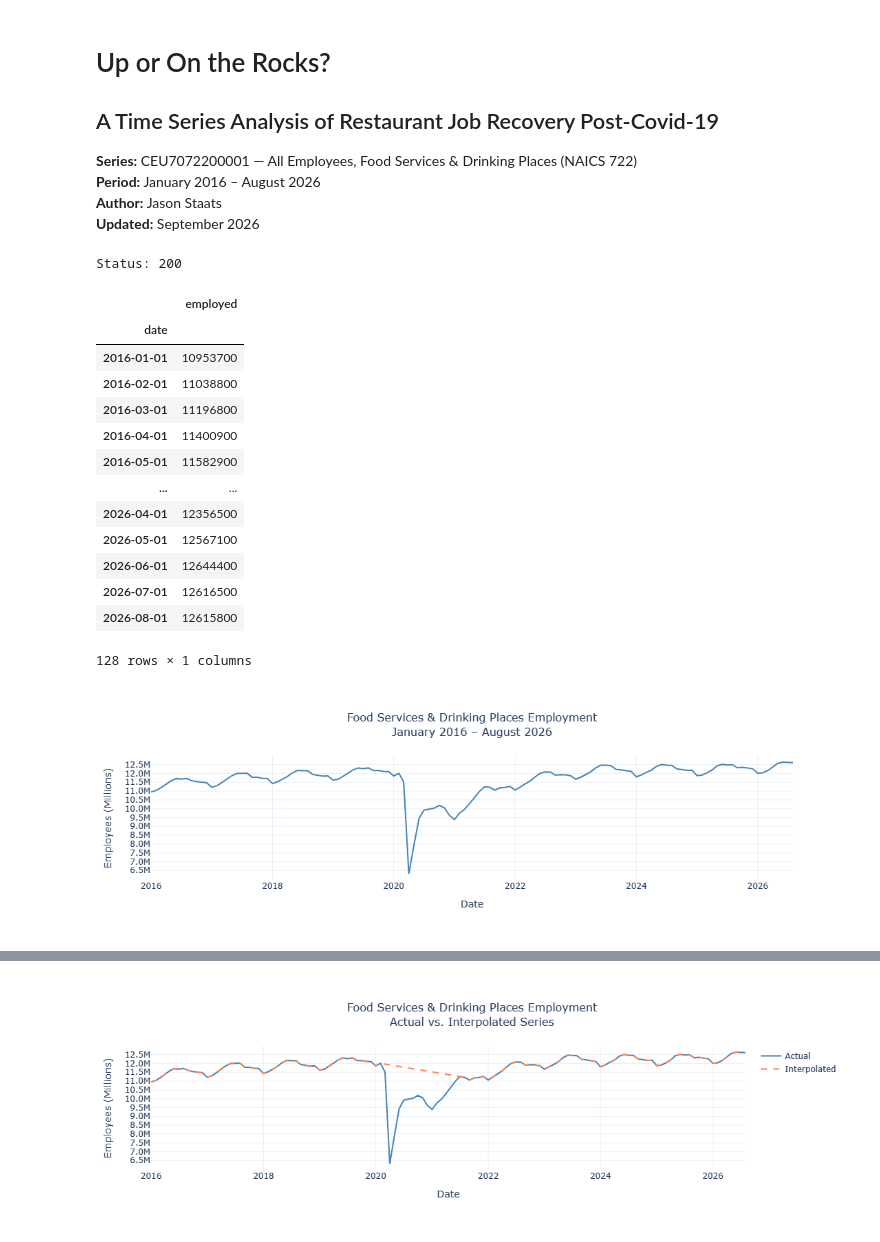
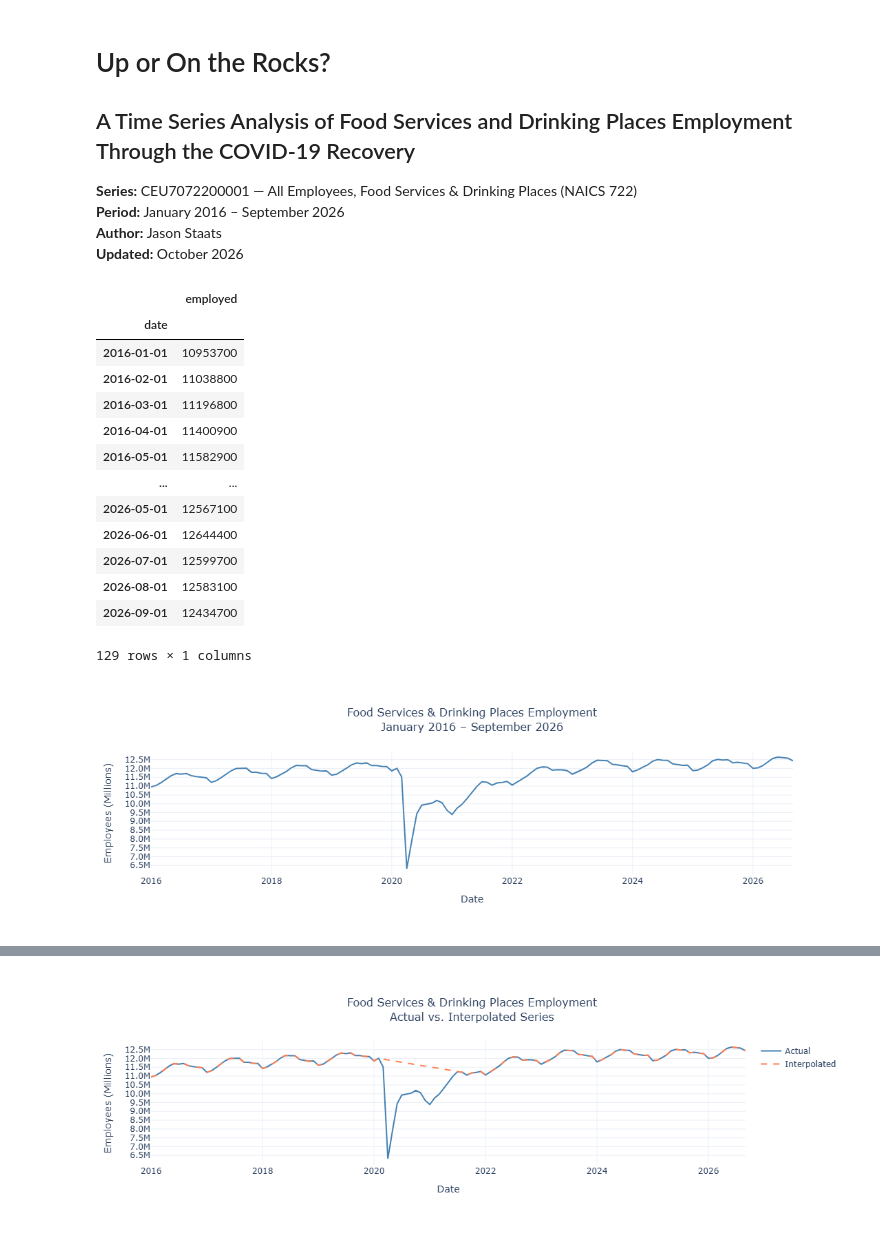
Before and after one commit to Jason-Staats/up-or-on-the-rocks, a Jupyter notebook: up_or_rocks.ipynb, the cells around one changed output, grey strips where cells are left out. Drawn from its saved outputs; the diff is of its cells as text; code cells hidden in the pictures.

Commit message:
September Update

```diff
--- a/up_or_rocks.ipynb
+++ b/up_or_rocks.ipynb
@@ -1,11 +1,11 @@
 # %% [markdown]
 # Up or On the Rocks?
-## A Time Series Analysis of Restaurant Job Recovery Post-Covid-19
+## A Time Series Analysis of Food Services and Drinking Places Employment Through the COVID-19 Recovery
 
 **Series:** CEU7072200001 — All Employees, Food Services & Drinking Places (NAICS 722)
-**Period:** January 2016 – August 2026
+**Period:** January 2016 – September 2026
 **Author:** Jason Staats
-**Updated:** September 2026
+**Updated:** October 2026
 # %%
 # --- Core ---
 import requests
@@ -33,7 +33,7 @@ from sklearn.metrics import mean_absolute_error
 from sklearn.linear_model import LinearRegression
 
 # --- Suppress SARIMA convergence warnings ---
-warnings.simplefilter("ignore", ConvergenceWarning)
+# warnings.simplefilter("ignore", ConvergenceWarning)
 
 # --- Plot Styling ---
 sns.set_theme(style='whitegrid')
@@ -50,24 +50,23 @@ payload = {
     "registrationkey": API_KEY
 }
 
-response = requests.post(url, json=payload)
+response = requests.post(url, json=payload, timeout=30)
+response.raise_for_status()
 
-# Debug first
-print("Status:", response.status_code)
+data = response.json()
 
-if response.status_code != 200:
-    print(response.text)
-else:
-    data = response.json()
+if data.get("status") != "REQUEST_SUCCEEDED":
+    raise RuntimeError(f"BLS request failed: {data.get('message')}")
 
-    records = []
-    for item in data['Results']['series'][0]['data']:
-        if item['period'].startswith('M'):
-            records.append({
-                "year": int(item['year']),
-                "month": int(item['period'][1:]),
-                "value": float(item['value'])
-            })
+records = []
+
+for item in data['Results']['series'][0]['data']:
+    if 'M01' <= item['period'] <= 'M12':
+        records.append({
+            "year": int(item['year']),
+            "month": int(item['period'][1:]),
+            "value": float(item['value'])
+        })
 
 df = pd.DataFrame(records).sort_values(['year', 'month'])
 df['employed'] =  (df['value'] * 1000).round().astype(int)
@@ -77,49 +76,53 @@ df = df.set_index('date')
 df = df.drop(columns=['year', 'month'])
 df
 # %% [output]
+|  | employed |
+| date |  |
+| 2016-01-01 | 10953700 |
+| 2016-02-01 | 11038800 |
+| 2016-03-01 | 11196800 |
+| 2016-04-01 | 11400900 |
+| 2016-05-01 | 11582900 |
+| ... | ... |
+| 2026-05-01 | 12567100 |
+| 2026-06-01 | 12644400 |
+| 2026-07-01 | 12599700 |
+| 2026-08-01 | 12583100 |
+| 2026-09-01 | 12434700 |
-Status: 200
+129 rows × 1 columns
-|  | employed |
-| date |  |
-| 2016-01-01 | 10953700 |
-| 2016-02-01 | 11038800 |
-| 2016-03-01 | 11196800 |
-| 2016-04-01 | 11400900 |
-| 2016-05-01 | 11582900 |
-| ... | ... |
-| 2026-04-01 | 12356500 |
-| 2026-05-01 | 12567100 |
-| 2026-06-01 | 12644400 |
-| 2026-07-01 | 12616500 |
-| 2026-08-01 | 12615800 |
-128 rows × 1 columns
 # %%
 # =============================================================================
 # Section 2: Full Series
 # =============================================================================
 
 fig = go.Figure()
 
 fig.add_trace(go.Scatter(
     x=df.index, y=df['employed'],
     mode='lines',
     name='Employed',
     line=dict(color='steelblue', width=2)
 ))
 
 fig.update_layout(
-    title=dict(text='Food Services & Drinking Places Employment<br>January 2016 – August 2026',
+    title=dict(text='Food Services & Drinking Places Employment<br>January 2016 – September 2026',
                x=0.5, font=dict(size=16)),
     xaxis_title='Date',
     yaxis_title='Employees (Millions)',
-    yaxis=dict(tickformat='.1fM', tickvals=list(range(6_500_000, 13_000_000, 500_000)),
-               ticktext=[f'{v/1_000_000:.1f}M' for v in range(6_500_000, 13_000_000, 500_000)]),
+    yaxis=dict(
+        tickvals=list(range(6_500_000, 13_000_000, 500_000)),
+        ticktext=[
+            f'{v/1_000_000:.1f}M'
+            for v in range(6_500_000, 13_000_000, 500_000)
+        ]
+    ),
     hovermode='x unified',
     template='plotly_white'
 )
 
 fig.show()
 # %% [output]
-[figure, old version]
+[figure, new version]
 # %% [markdown]
 ## Full Series
 
```
Also changed, not shown: parts of 16 cells of this notebook, 7 other files.
